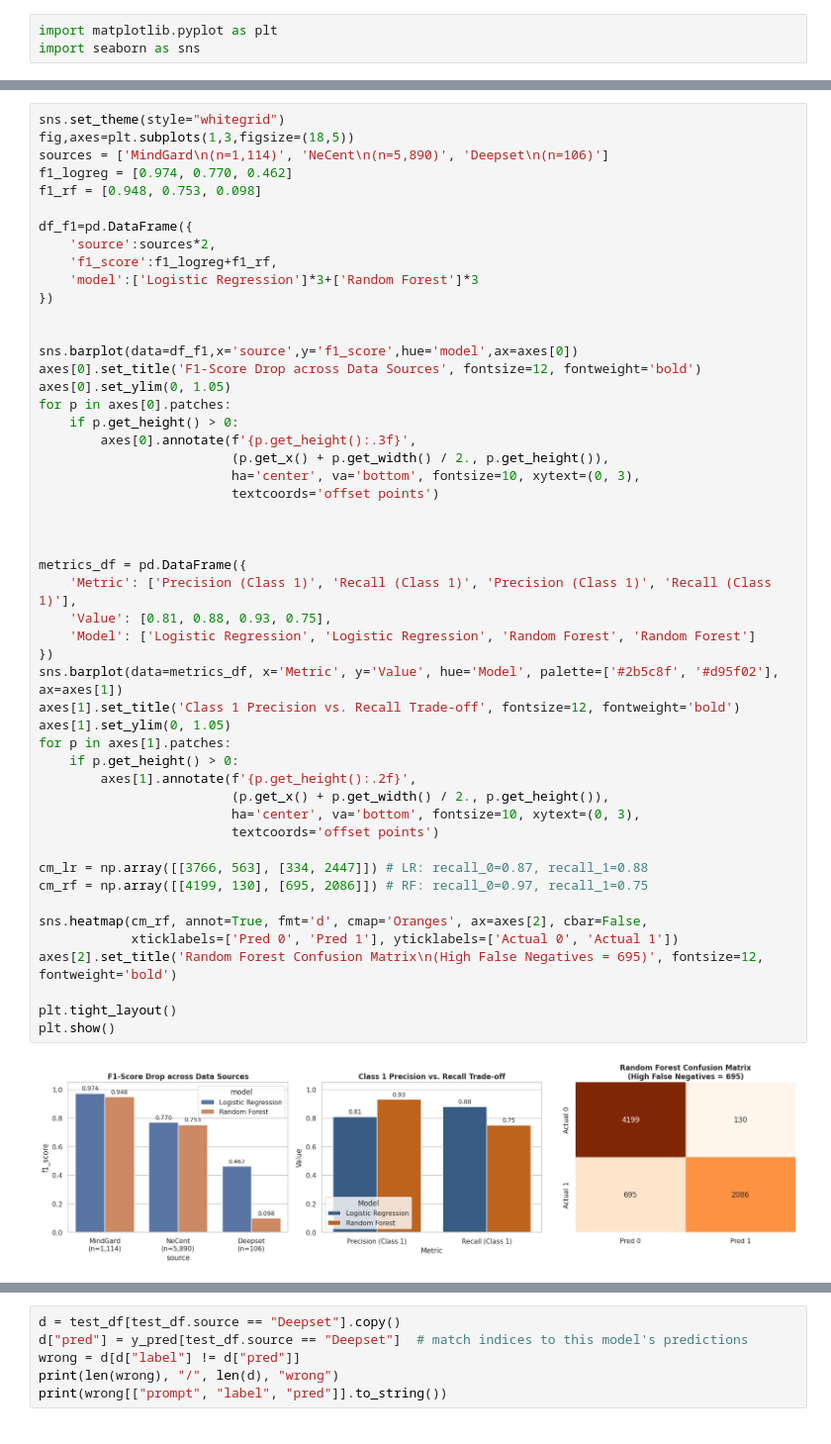
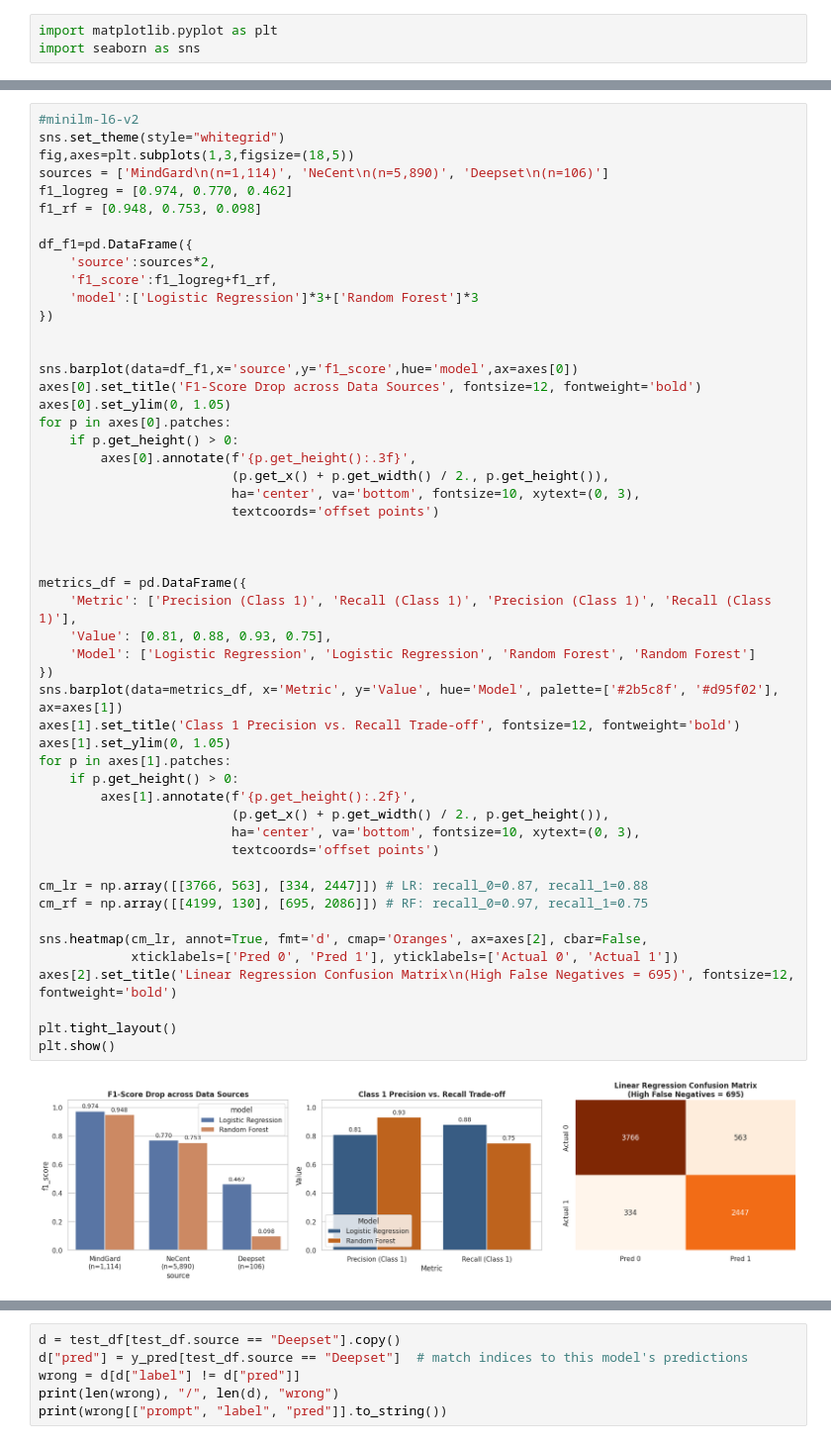
Before and after one commit to aartinangare1745/GuardPrompts, a Jupyter notebook: Model_Selection.ipynb, the cells around one changed output, grey strips where cells are left out. Shown at 99% size. Drawn from its saved outputs; the diff is of its cells as text.

```diff
--- a/Model_Selection.ipynb
+++ b/Model_Selection.ipynb
@@ -258,4 +309,5 @@ import seaborn as sns
 # %%
+#minilm-l6-v2
 sns.set_theme(style="whitegrid")
 fig,axes=plt.subplots(1,3,figsize=(18,5))
 sources = ['MindGard\n(n=1,114)', 'NeCent\n(n=5,890)', 'Deepset\n(n=106)']
@@ -277,33 +329,33 @@ for p in axes[0].patches:
         axes[0].annotate(f'{p.get_height():.3f}',
                          (p.get_x() + p.get_width() / 2., p.get_height()),
                          ha='center', va='bottom', fontsize=10, xytext=(0, 3),
                          textcoords='offset points')
 
 
 
 metrics_df = pd.DataFrame({
     'Metric': ['Precision (Class 1)', 'Recall (Class 1)', 'Precision (Class 1)', 'Recall (Class 1)'],
     'Value': [0.81, 0.88, 0.93, 0.75],
     'Model': ['Logistic Regression', 'Logistic Regression', 'Random Forest', 'Random Forest']
 })
 sns.barplot(data=metrics_df, x='Metric', y='Value', hue='Model', palette=['#2b5c8f', '#d95f02'], ax=axes[1])
 axes[1].set_title('Class 1 Precision vs. Recall Trade-off', fontsize=12, fontweight='bold')
 axes[1].set_ylim(0, 1.05)
 for p in axes[1].patches:
     if p.get_height() > 0:
         axes[1].annotate(f'{p.get_height():.2f}',
                          (p.get_x() + p.get_width() / 2., p.get_height()),
                          ha='center', va='bottom', fontsize=10, xytext=(0, 3),
                          textcoords='offset points')
 
 cm_lr = np.array([[3766, 563], [334, 2447]]) # LR: recall_0=0.87, recall_1=0.88
 cm_rf = np.array([[4199, 130], [695, 2086]]) # RF: recall_0=0.97, recall_1=0.75
 
-sns.heatmap(cm_rf, annot=True, fmt='d', cmap='Oranges', ax=axes[2], cbar=False,
+sns.heatmap(cm_lr, annot=True, fmt='d', cmap='Oranges', ax=axes[2], cbar=False,
             xticklabels=['Pred 0', 'Pred 1'], yticklabels=['Actual 0', 'Actual 1'])
-axes[2].set_title('Random Forest Confusion Matrix\n(High False Negatives = 695)', fontsize=12, fontweight='bold')
+axes[2].set_title('Linear Regression Confusion Matrix\n(High False Negatives = 695)', fontsize=12, fontweight='bold')
 
 plt.tight_layout()
 plt.show()
 # %% [output]
-[figure, old version]
+[figure, new version]
```
Also changed, not shown: parts of 4 cells of this notebook.
